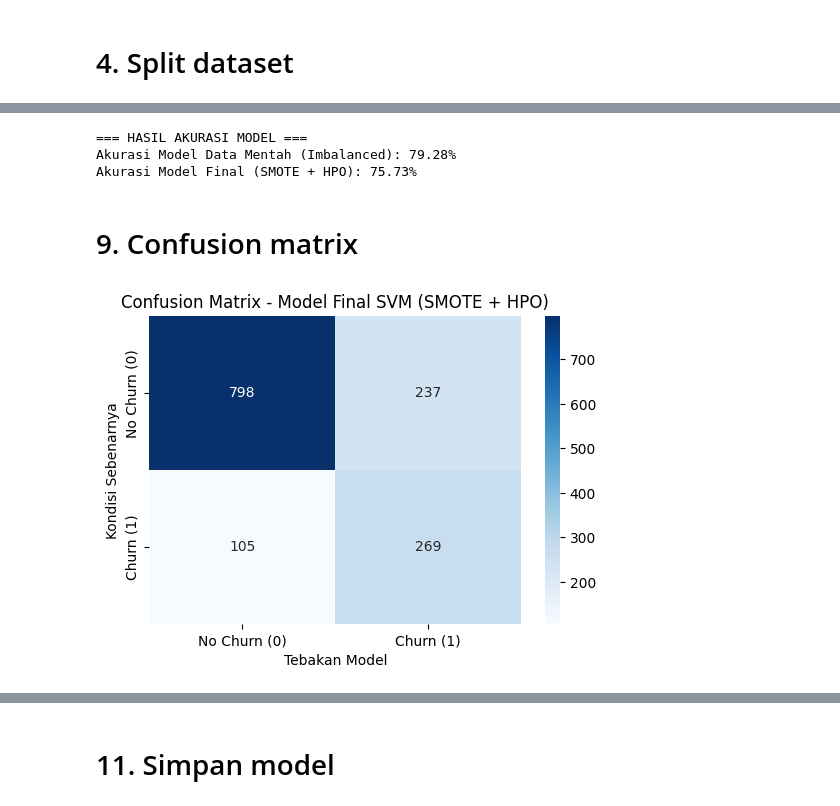
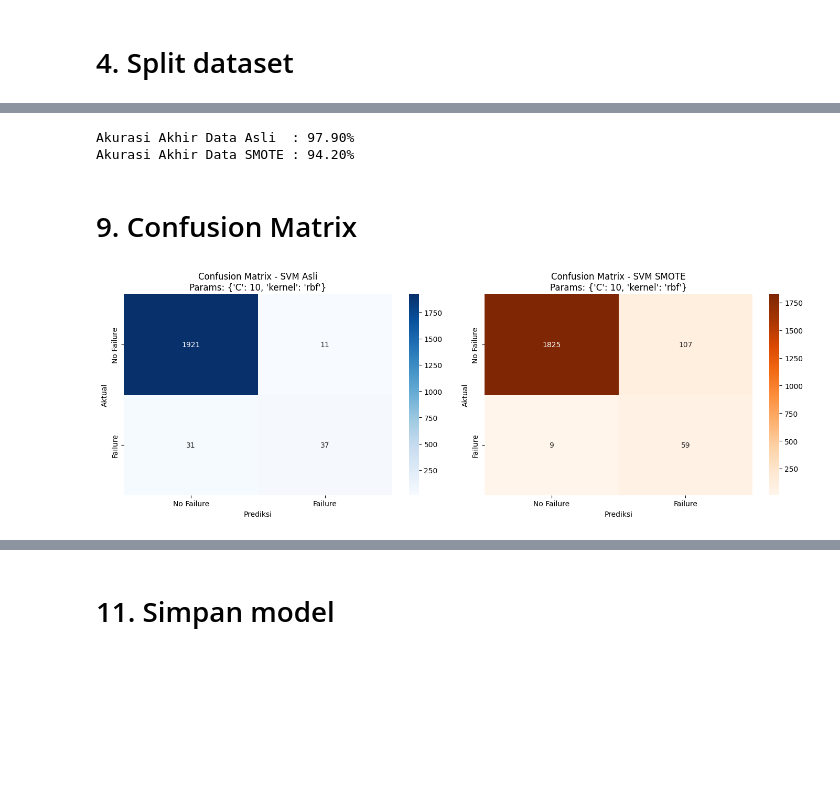
Before and after one commit to Qorrykharismayani/Tugas-Besar-Machine-Learning, a Jupyter notebook: notebooks/model_svm.ipynb, the cells around one changed output, grey strips where cells are left out. Cells and saved outputs as stored; diff of their text form; code cells hidden in the pictures; blank space fills up the shorter version.

Commit message:
add: file notebook model SVM predictive maintenance

```diff
--- a/notebooks/model_svm.ipynb
+++ b/notebooks/model_svm.ipynb
@@ -115,13 +100,13 @@ Dimensi X_train_scaled: 5634 Baris, 30 Kolom
 # %%
-# Menerapkan SMOTE
+# Data Asli (Imbalance)
+X_train_asli = X_train_processed
+y_train_asli = y_train
+
+# Data Balancing (SMOTE) karena data kerusakan mesin biasanya sangat timpang
 smote = SMOTE(random_state=42)
-X_train_smote, y_train_smote = smote.fit_resample(X_train_scaled, y_train)
+X_train_smote, y_train_smote = smote.fit_resample(X_train_processed, y_train)
 
-# Melatih Classifier SVM Base (Sebagai perbandingan awal)
-svm_base = SVC(random_state=42)
-svm_base.fit(X_train_smote, y_train_smote)
-
-print("SMOTE Berhasil Diterapkan!")
-print(f"Distribusi Target Sesudah SMOTE:\n{y_train_smote.value_counts()}")
-print("\nClassifier SVM (Base Model) Berhasil Dilatih dengan Data SMOTE!")
+print("Dua Versi Data Siap Diuji:")
+print(f"   - Data Asli (Imbalance) : {X_train_asli.shape[0]} baris")
+print(f"   - Data SMOTE (Balanced) : {X_train_smote.shape[0]} baris")
 # %% [output]
@@ -174,33 +147,49 @@ Model Final (best_svm) Siap Digunakan!
 # %%
-# Prediksi Data Mentah (Imbalanced) untuk perbandingan dosen
-svm_imbalanced = SVC(random_state=42).fit(X_train_scaled, y_train)
-y_pred_imb = svm_imbalanced.predict(X_test_scaled)
-acc_imb = accuracy_score(y_test, y_pred_imb)
+# Latih model final menggunakan parameter terbaik masing-masing
+svm_asli_final = SVC(**best_params_asli, probability=True, random_state=42).fit(X_train_asli, y_train_asli)
+svm_smote_final = SVC(**best_params_smote, probability=True, random_state=42).fit(X_train_smote, y_train_smote)
 
-# Prediksi Data Balanced (SMOTE + HPO)
-y_pred_final = best_svm.predict(X_test_scaled)
-acc_final = accuracy_score(y_test, y_pred_final)
+# Prediksi ke data uji
+y_pred_asli = svm_asli_final.predict(X_test_processed)
+y_pred_smote = svm_smote_final.predict(X_test_processed)
 
-print("=== HASIL AKURASI MODEL ===")
-print(f"Akurasi Model Data Mentah (Imbalanced): {acc_imb * 100:.2f}%")
-print(f"Akurasi Model Final (SMOTE + HPO): {acc_final * 100:.2f}%")
+acc_asli = accuracy_score(y_test, y_pred_asli)
+acc_smote = accuracy_score(y_test, y_pred_smote)
+
+print(f"Akurasi Akhir Data Asli  : {acc_asli * 100:.2f}%")
+print(f"Akurasi Akhir Data SMOTE : {acc_smote * 100:.2f}%")
 # %% [output]
-=== HASIL AKURASI MODEL ===
-Akurasi Model Data Mentah (Imbalanced): 79.28%
-Akurasi Model Final (SMOTE + HPO): 75.73%
+Akurasi Akhir Data Asli  : 97.90%
+Akurasi Akhir Data SMOTE : 94.20%
 # %% [markdown]
-# 9. Confusion matrix
+# 9. Confusion Matrix
 # %%
-cm_final = confusion_matrix(y_test, y_pred_final)
+fig, ax = plt.subplots(1, 2, figsize=(14, 5))
 
-plt.figure(figsize=(6,4))
-sns.heatmap(cm_final, annot=True, fmt='d', cmap='Blues',
-            xticklabels=['No Churn (0)', 'Churn (1)'],
-            yticklabels=['No Churn (0)', 'Churn (1)'])
-plt.title('Confusion Matrix - Model Final SVM (SMOTE + HPO)')
-plt.ylabel('Kondisi Sebenarnya')
-plt.xlabel('Tebakan Model')
+# 1. Perhitungan & Plot Data Asli
+cm_asli = confusion_matrix(y_test, y_pred_asli)
+sns.heatmap(cm_asli, annot=True, fmt='d', cmap='Blues', ax=ax[0],
+            xticklabels=['No Failure', 'Failure'], yticklabels=['No Failure', 'Failure'])
+ax[0].set_title(f'Confusion Matrix - SVM Asli\nParams: {best_params_asli}')
+ax[0].set_xlabel('Prediksi')
+ax[0].set_ylabel('Aktual')
+
+# Mengambil nilai precision, recall, f1 untuk kelas Failure (posisi indeks 1)
+prec_asli, rec_asli, f1_asli, _ = precision_recall_fscore_support(y_test, y_pred_asli, average='binary')
+
+# 2. Perhitungan & Plot Data SMOTE
+cm_smote = confusion_matrix(y_test, y_pred_smote)
+sns.heatmap(cm_smote, annot=True, fmt='d', cmap='Oranges', ax=ax[1],
+            xticklabels=['No Failure', 'Failure'], yticklabels=['No Failure', 'Failure'])
+ax[1].set_title(f'Confusion Matrix - SVM SMOTE\nParams: {best_params_smote}')
+ax[1].set_xlabel('Prediksi')
+ax[1].set_ylabel('Aktual')
+
+# Mengambil nilai precision, recall, f1 untuk kelas Failure (posisi indeks 1)
+prec_smote, rec_smote, f1_smote, _ = precision_recall_fscore_support(y_test, y_pred_smote, average='binary')
+
+plt.tight_layout()
 plt.show()
 # %% [output]
-[figure, old version]
+[figure, new version]
 # %% [markdown]
```
Also changed, not shown: parts of 16 cells of this notebook.
